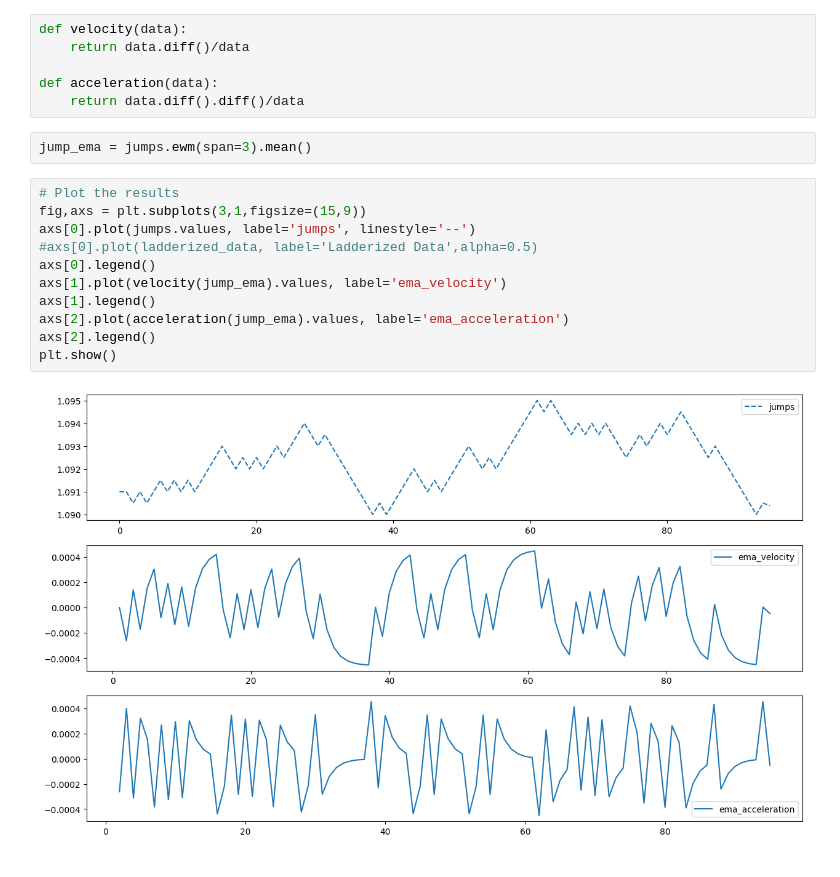
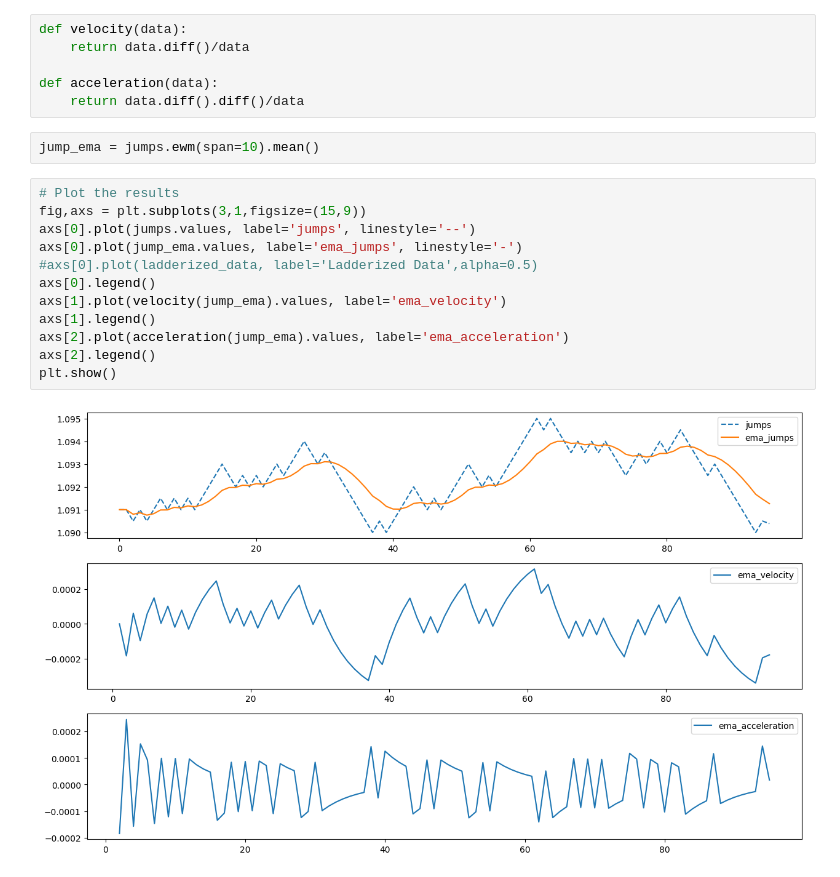
Before and after one commit to SamanvayMS/bp-Trading, a Jupyter notebook: Data_analysis_and_transformation.ipynb, the cells around one changed output. Drawn from its saved outputs; the diff is of its cells as text.

```diff
--- a/Data_analysis.ipynb
+++ b/Data_analysis_and_transformation.ipynb
@@ -259,17 +264,18 @@ def velocity(data):
 def acceleration(data):
     return data.diff().diff()/data
 # %%
-jump_ema = jumps.ewm(span=3).mean()
+jump_ema = jumps.ewm(span=10).mean()
 # %%
 # Plot the results
 fig,axs = plt.subplots(3,1,figsize=(15,9))
 axs[0].plot(jumps.values, label='jumps', linestyle='--')
+axs[0].plot(jump_ema.values, label='ema_jumps', linestyle='-')
 #axs[0].plot(ladderized_data, label='Ladderized Data',alpha=0.5)
 axs[0].legend()
 axs[1].plot(velocity(jump_ema).values, label='ema_velocity')
 axs[1].legend()
 axs[2].plot(acceleration(jump_ema).values, label='ema_acceleration')
 axs[2].legend()
 plt.show()
 # %% [output]
-[figure, old version]
+[figure, new version]
```
Also changed, not shown: parts of 6 cells of this notebook, 2 other files.
